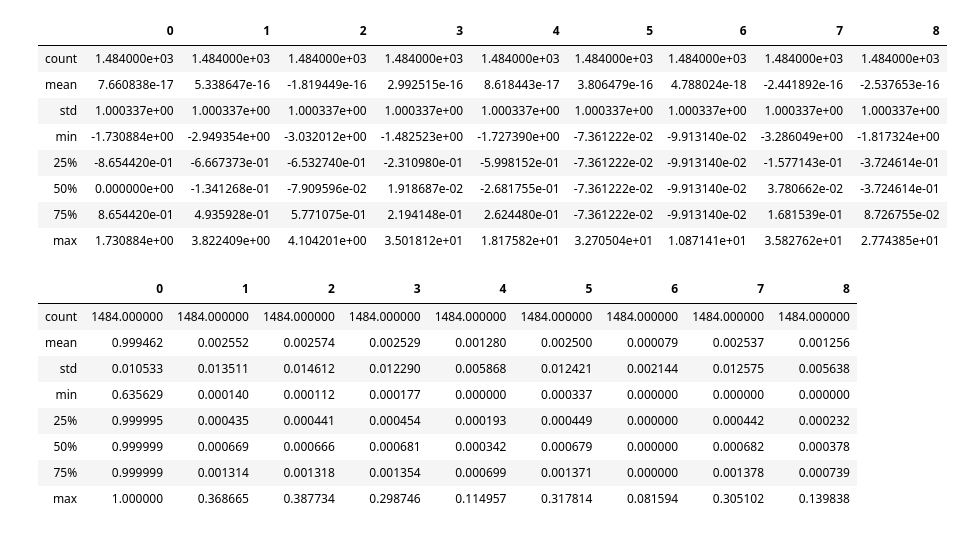
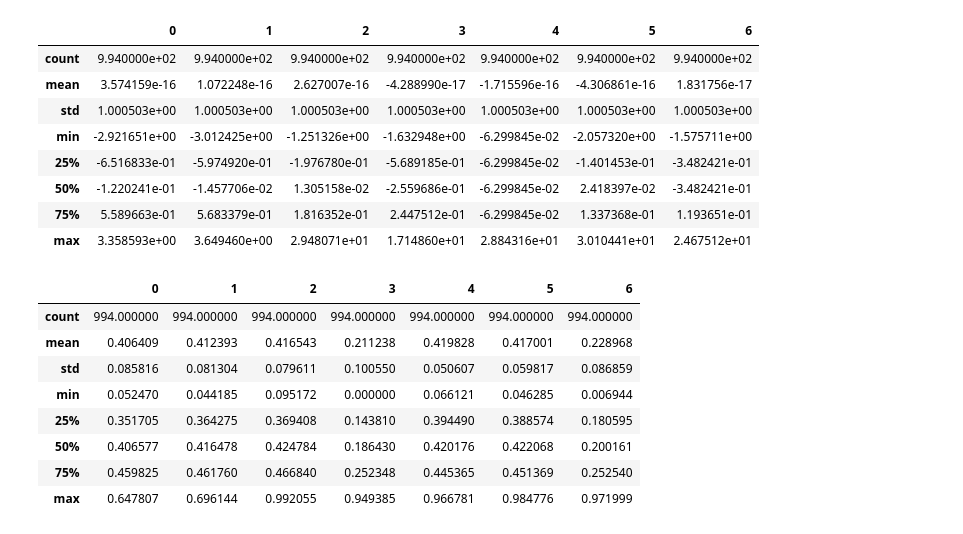
Before and after one commit to anhphamduy/eldp2, a Jupyter notebook: elp2.ipynb, the cells around one changed output. Cells and saved outputs as stored; diff of their text form; code cells hidden in the pictures.

```diff
--- a/elp2.ipynb
+++ b/elp2.ipynb
@@ -28,8 +26,15 @@ from sklearn.impute import SimpleImputer
 # %%
 mean_imputer = SimpleImputer(missing_values=np.nan, strategy='mean')
 median_imputer = SimpleImputer(missing_values=np.nan, strategy='median')
-# %%
-X_mean = pd.DataFrame(mean_imputer.fit_transform(yeast_data.drop('Class', axis=1)))
-X_median = pd.DataFrame(median_imputer.fit_transform(yeast_data.drop('Class', axis=1)))
-Y = yeast_data['Class']
+# %%
+from sklearn.model_selection import train_test_split
+X_train, X_test, y_train, y_test = train_test_split(yeast_data.drop(['Class', 'Sample', 'pox'], axis=1), yeast_data['Class'], test_size=0.33)
+X_train_mean = pd.DataFrame(mean_imputer.fit_transform(X_train))
+X_train_median = pd.DataFrame(median_imputer.fit_transform(X_train))
+
+
+X_test_mean = pd.DataFrame(mean_imputer.fit_transform(X_test))
+X_test_median = pd.DataFrame(median_imputer.fit_transform(X_test))
+
+#Y = yeast_data['Class']
 # %%
@@ -59,33 +64,36 @@ X_median.describe()
 # %%
 from sklearn.preprocessing import StandardScaler, normalize
 stdscl = StandardScaler(with_mean=True, with_std=True)
-# %%
-X_std = pd.DataFrame(stdscl.fit_transform(X_median))
-X_norm = pd.DataFrame(normalize(X_median))
+# %%
+X_train_std = pd.DataFrame(stdscl.fit_transform(X_train_median))
+X_train_norm = pd.DataFrame(normalize(X_train_median))
+
+X_test_std = pd.DataFrame(stdscl.fit_transform(X_test_median))
+X_test_norm = pd.DataFrame(normalize(X_test_median))
 # %%
-X_std.describe()
+X_train_std.describe()
 # %% [output]
-|  | 0 | 1 | 2 | 3 | 4 | 5 | 6 | 7 | 8 |
-| count | 1.484000e+03 | 1.484000e+03 | 1.484000e+03 | 1.484000e+03 | 1.484000e+03 | 1.484000e+03 | 1.484000e+03 | 1.484000e+03 | 1.484000e+03 |
-| mean | 7.660838e-17 | 5.338647e-16 | -1.819449e-16 | 2.992515e-16 | 8.618443e-17 | 3.806479e-16 | 4.788024e-18 | -2.441892e-16 | -2.537653e-16 |
-| std | 1.000337e+00 | 1.000337e+00 | 1.000337e+00 | 1.000337e+00 | 1.000337e+00 | 1.000337e+00 | 1.000337e+00 | 1.000337e+00 | 1.000337e+00 |
-| min | -1.730884e+00 | -2.949354e+00 | -3.032012e+00 | -1.482523e+00 | -1.727390e+00 | -7.361222e-02 | -9.913140e-02 | -3.286049e+00 | -1.817324e+00 |
-| 25% | -8.654420e-01 | -6.667373e-01 | -6.532740e-01 | -2.310980e-01 | -5.998152e-01 | -7.361222e-02 | -9.913140e-02 | -1.577143e-01 | -3.724614e-01 |
-| 50% | 0.000000e+00 | -1.341268e-01 | -7.909596e-02 | 1.918687e-02 | -2.681755e-01 | -7.361222e-02 | -9.913140e-02 | 3.780662e-02 | -3.724614e-01 |
-| 75% | 8.654420e-01 | 4.935928e-01 | 5.771075e-01 | 2.194148e-01 | 2.624480e-01 | -7.361222e-02 | -9.913140e-02 | 1.681539e-01 | 8.726755e-02 |
-| max | 1.730884e+00 | 3.822409e+00 | 4.104201e+00 | 3.501812e+01 | 1.817582e+01 | 3.270504e+01 | 1.087141e+01 | 3.582762e+01 | 2.774385e+01 |
+|  | 0 | 1 | 2 | 3 | 4 | 5 | 6 |
+| count | 9.940000e+02 | 9.940000e+02 | 9.940000e+02 | 9.940000e+02 | 9.940000e+02 | 9.940000e+02 | 9.940000e+02 |
+| mean | 3.574159e-16 | 1.072248e-16 | 2.627007e-16 | -4.288990e-17 | -1.715596e-16 | -4.306861e-16 | 1.831756e-17 |
+| std | 1.000503e+00 | 1.000503e+00 | 1.000503e+00 | 1.000503e+00 | 1.000503e+00 | 1.000503e+00 | 1.000503e+00 |
+| min | -2.921651e+00 | -3.012425e+00 | -1.251326e+00 | -1.632948e+00 | -6.299845e-02 | -2.057320e+00 | -1.575711e+00 |
+| 25% | -6.516833e-01 | -5.974920e-01 | -1.976780e-01 | -5.689185e-01 | -6.299845e-02 | -1.401453e-01 | -3.482421e-01 |
+| 50% | -1.220241e-01 | -1.457706e-02 | 1.305158e-02 | -2.559686e-01 | -6.299845e-02 | 2.418397e-02 | -3.482421e-01 |
+| 75% | 5.589663e-01 | 5.683379e-01 | 1.816352e-01 | 2.447512e-01 | -6.299845e-02 | 1.337368e-01 | 1.193651e-01 |
+| max | 3.358593e+00 | 3.649460e+00 | 2.948071e+01 | 1.714860e+01 | 2.884316e+01 | 3.010441e+01 | 2.467512e+01 |
 # %%
-X_norm.describe()
+X_train_norm.describe()
 # %% [output]
-|  | 0 | 1 | 2 | 3 | 4 | 5 | 6 | 7 | 8 |
-| count | 1484.000000 | 1484.000000 | 1484.000000 | 1484.000000 | 1484.000000 | 1484.000000 | 1484.000000 | 1484.000000 | 1484.000000 |
-| mean | 0.999462 | 0.002552 | 0.002574 | 0.002529 | 0.001280 | 0.002500 | 0.000079 | 0.002537 | 0.001256 |
-| std | 0.010533 | 0.013511 | 0.014612 | 0.012290 | 0.005868 | 0.012421 | 0.002144 | 0.012575 | 0.005638 |
-| min | 0.635629 | 0.000140 | 0.000112 | 0.000177 | 0.000000 | 0.000337 | 0.000000 | 0.000000 | 0.000000 |
-| 25% | 0.999995 | 0.000435 | 0.000441 | 0.000454 | 0.000193 | 0.000449 | 0.000000 | 0.000442 | 0.000232 |
-| 50% | 0.999999 | 0.000669 | 0.000666 | 0.000681 | 0.000342 | 0.000679 | 0.000000 | 0.000682 | 0.000378 |
-| 75% | 0.999999 | 0.001314 | 0.001318 | 0.001354 | 0.000699 | 0.001371 | 0.000000 | 0.001378 | 0.000739 |
-| max | 1.000000 | 0.368665 | 0.387734 | 0.298746 | 0.114957 | 0.317814 | 0.081594 | 0.305102 | 0.139838 |
+|  | 0 | 1 | 2 | 3 | 4 | 5 | 6 |
+| count | 994.000000 | 994.000000 | 994.000000 | 994.000000 | 994.000000 | 994.000000 | 994.000000 |
+| mean | 0.406409 | 0.412393 | 0.416543 | 0.211238 | 0.419828 | 0.417001 | 0.228968 |
+| std | 0.085816 | 0.081304 | 0.079611 | 0.100550 | 0.050607 | 0.059817 | 0.086859 |
+| min | 0.052470 | 0.044185 | 0.095172 | 0.000000 | 0.066121 | 0.046285 | 0.006944 |
+| 25% | 0.351705 | 0.364275 | 0.369408 | 0.143810 | 0.394490 | 0.388574 | 0.180595 |
+| 50% | 0.406577 | 0.416478 | 0.424784 | 0.186430 | 0.420176 | 0.422068 | 0.200161 |
+| 75% | 0.459825 | 0.461760 | 0.466840 | 0.252348 | 0.445365 | 0.451369 | 0.252540 |
+| max | 0.647807 | 0.696144 | 0.992055 | 0.949385 | 0.966781 | 0.984776 | 0.971999 |
 # %%
 from sklearn.neighbors import KNeighborsClassifier
 from sklearn.tree import DecisionTreeClassifier
```
Also changed, not shown: parts of 24 cells of this notebook.
